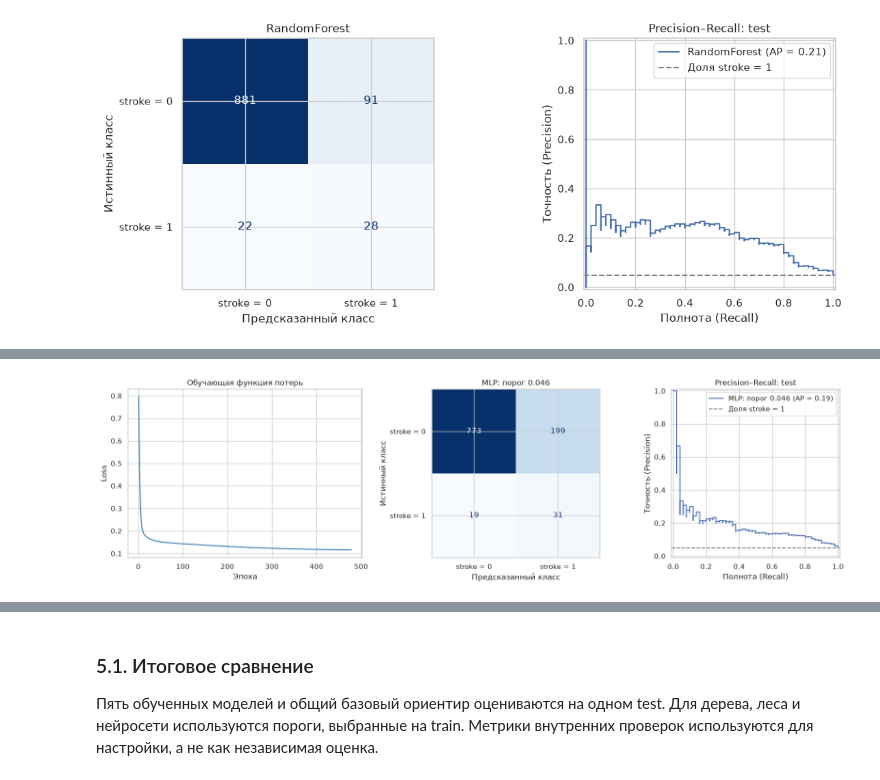
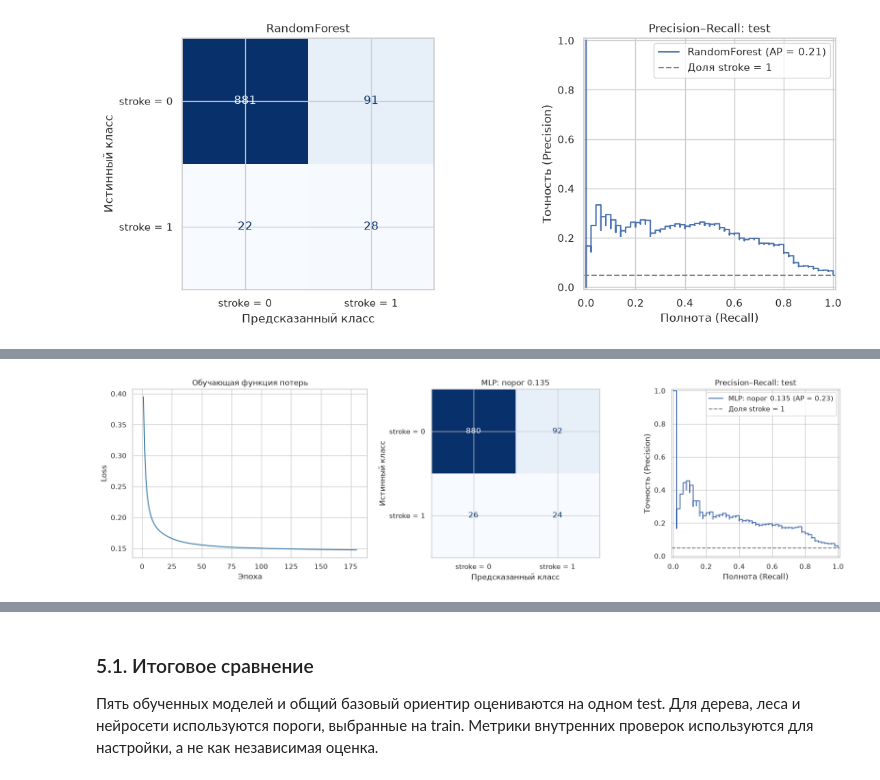
Before and after one commit to Exarkun1/AMD_labs, a Jupyter notebook: amd_lab1.ipynb, the cells around one changed output, grey strips where cells are left out. Cells and saved outputs as stored; diff of their text form; code cells hidden in the pictures.

```diff
--- a/amd_lab1.ipynb
+++ b/amd_lab1.ipynb
@@ -380,12 +359,13 @@ print_model_conclusion("Наивный байесовский классифик
 Используем ту же схему предобработки, что и для GaussianNB: заполнение пропусков, индикатор отсутствия BMI, масштабирование числовых признаков и one-hot-кодирование категорий. `clone` создаёт независимый необученный преобразователь. Pipeline обучает обработку заново внутри каждого фолда на исходном `X_train`.
 # %%
 lr_pipeline = Pipeline([
-    ("preprocessor", clone(scaled_preprocessor)),
+    ("preprocessor", clone(preprocessor)),
     ("classifier", LogisticRegression(solver="lbfgs", max_iter=3000, random_state=RANDOM_STATE)),
 ])
 lr_search = GridSearchCV(
     lr_pipeline,
     param_grid={
+        "preprocessor__birth": [clone(categorical_transformer), "drop"],
         "classifier__C": [0.01, 0.1, 1.0, 10.0, 100.0],
         "classifier__class_weight": [None, "balanced"],
     },
@@ -445,6 +431,6 @@ print_model_conclusion("Логистическая регрессия", lr_test_
 # %%
 dt_pipeline = Pipeline([
-    ("preprocessor", clone(tree_preprocessor)),
+    ("preprocessor", clone(preprocessor)),
     ("classifier", DecisionTreeClassifier(random_state=RANDOM_STATE)),
 ])
 
@@ -533,6 +516,6 @@ def predict_dt(features):
 # %%
 rf_pipeline = Pipeline([
-    ("preprocessor", clone(tree_preprocessor)),
+    ("preprocessor", clone(preprocessor)),
     ("classifier", RandomForestClassifier(n_estimators=500, n_jobs=2, random_state=RANDOM_STATE)),
 ])
 
@@ -545,7 +528,7 @@ rf_param_distributions = {
 }
 rf_search = RandomizedSearchCV(
     rf_pipeline, param_distributions=rf_param_distributions,
-    n_iter=8, scoring=SEARCH_SCORING, cv=cv_splits,
+    n_iter=12, scoring=SEARCH_SCORING, cv=cv_splits,
     random_state=RANDOM_STATE, refit=True, n_jobs=1, error_score="raise",
 )
 # %%
@@ -614,19 +600,21 @@ def predict_rf(features):
 # %%
 nn_pipeline = ResamplingPipeline([
-    ("preprocessor", clone(scaled_preprocessor)),
+    ("preprocessor", clone(preprocessor)),
     ("sampler", "passthrough"),
-    ("classifier", MLPClassifier(
+    ("classifier", MLPClassifier(hidden_layer_sizes=(32, 16),
         activation="relu", solver="adam", batch_size=128,
         max_iter=2000, early_stopping=False, n_iter_no_change=20,
         tol=1e-4, random_state=RANDOM_STATE)),
 ])
 
 nn_param_grid = {
+    "preprocessor__birth": [clone(categorical_transformer), "drop"],
     "classifier__hidden_layer_sizes": [(16,), (32, 16)],
     "classifier__alpha": [0.01, 0.1],
     "classifier__learning_rate_init": [0.001, 0.0005],
     "sampler": ["passthrough", RandomOverSampler(random_state=RANDOM_STATE)],
 }
+
 nn_search = GridSearchCV(
     nn_pipeline, param_grid=nn_param_grid,
     scoring=SEARCH_SCORING, cv=cv_splits,
@@ -694,16 +681,12 @@ weighted avg      0.935     0.787     0.844      1022
 # %%
 fig, axes = plt.subplots(1, 3, figsize=(17, 4.5), layout="constrained")
 loss_curve = nn_model.named_steps["classifier"].loss_curve_
 axes[0].plot(range(1, len(loss_curve) + 1), loss_curve, color="#3979A8")
 axes[0].set(title="Обучающая функция потерь", xlabel="Эпоха", ylabel="Loss")
-plot_classifier_results(y_test, nn_test_prediction, nn_test_probability,
-                        f"MLP: порог {nn_threshold:.3f}", axes=axes[1:])
+plot_classifier_results(y_test, nn_test_prediction, nn_test_probability, f"MLP: порог {nn_threshold:.3f}", axes=axes[1:])
 plt.show()
-
-def predict_neural_network(features):
-    return (nn_model.predict_proba(features)[:, 1] >= nn_threshold).astype(int)
 # %% [output]
-[figure, old version]
+[figure, new version]
 # %%
 print_model_conclusion("Нейросеть", nn_test_metrics)
 # %% [output]
```
Also changed, not shown: parts of 32 cells of this notebook.
